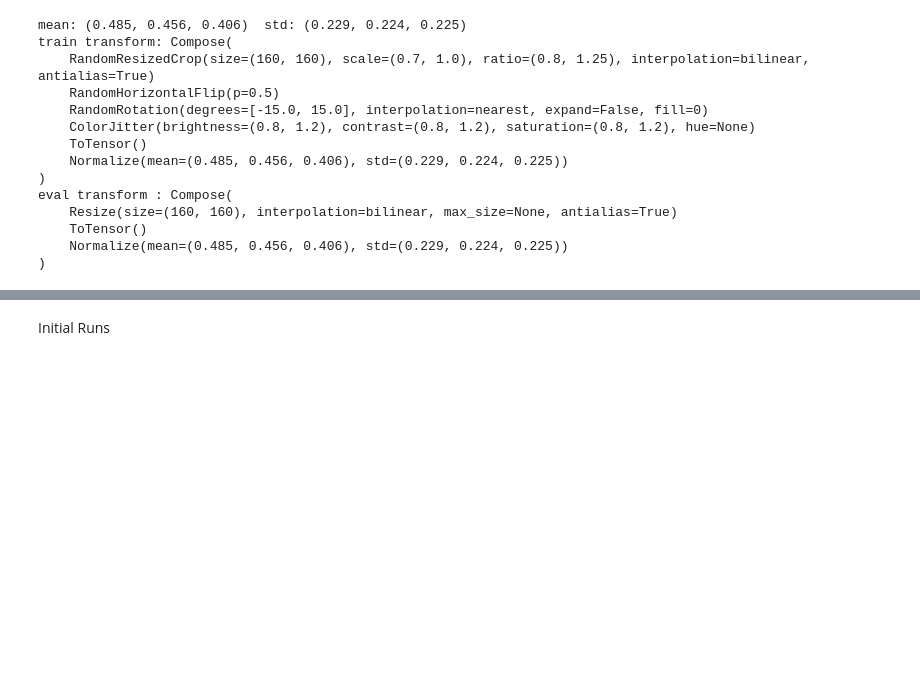
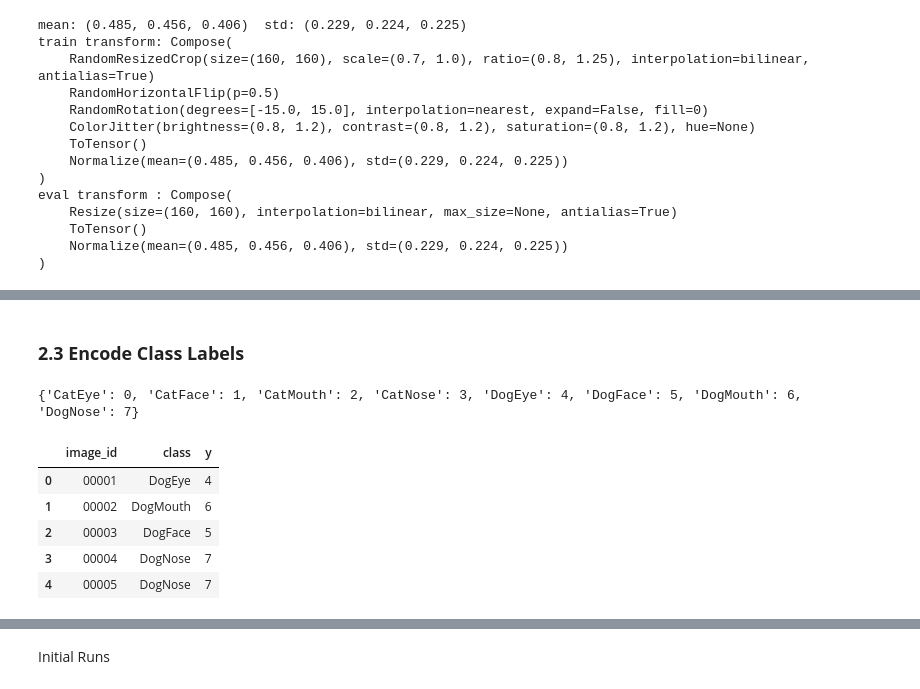
Before and after one commit to JamesWaltersAut/ENGE707-Kaggle-Competition, a Jupyter notebook: Assignment_2.ipynb, the cells around one changed output, grey strips where cells are left out. Cells and saved outputs as stored; diff of their text form; code cells hidden in the pictures; blank space fills up the shorter version.

```diff
--- a/Assignment_2.ipynb
+++ b/Assignment_2.ipynb
@@ -724,0 +756,16 @@ eval transform : Compose(
+# %% [markdown]
+### **2.3 Encode Class Labels**
+# %%
+# Class names -> integers 0-7, alphabetical (the same mapping train.py uses)
+class_to_idx = {c: i for i, c in enumerate(classes)}
+print(class_to_idx)
+train['y'] = train['class'].map(class_to_idx)
+display(train[['image_id', 'class', 'y']].head())
+# %% [output]
+{'CatEye': 0, 'CatFace': 1, 'CatMouth': 2, 'CatNose': 3, 'DogEye': 4, 'DogFace': 5, 'DogMouth': 6, 'DogNose': 7}
+|  | image_id | class | y |
+| 0 | 00001 | DogEye | 4 |
+| 1 | 00002 | DogMouth | 6 |
+| 2 | 00003 | DogFace | 5 |
+| 3 | 00004 | DogNose | 7 |
+| 4 | 00005 | DogNose | 7 |
```
Also changed, not shown: parts of 14 cells of this notebook, 1 other file.
